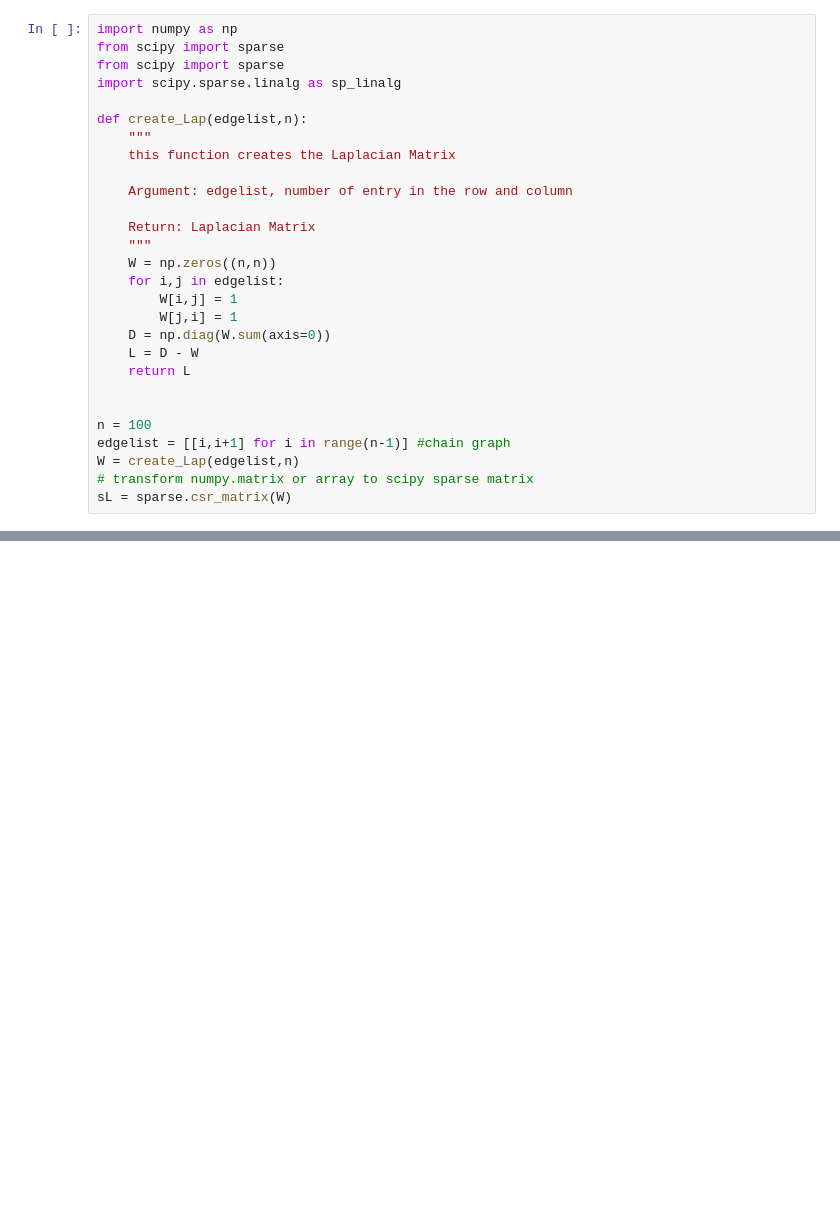
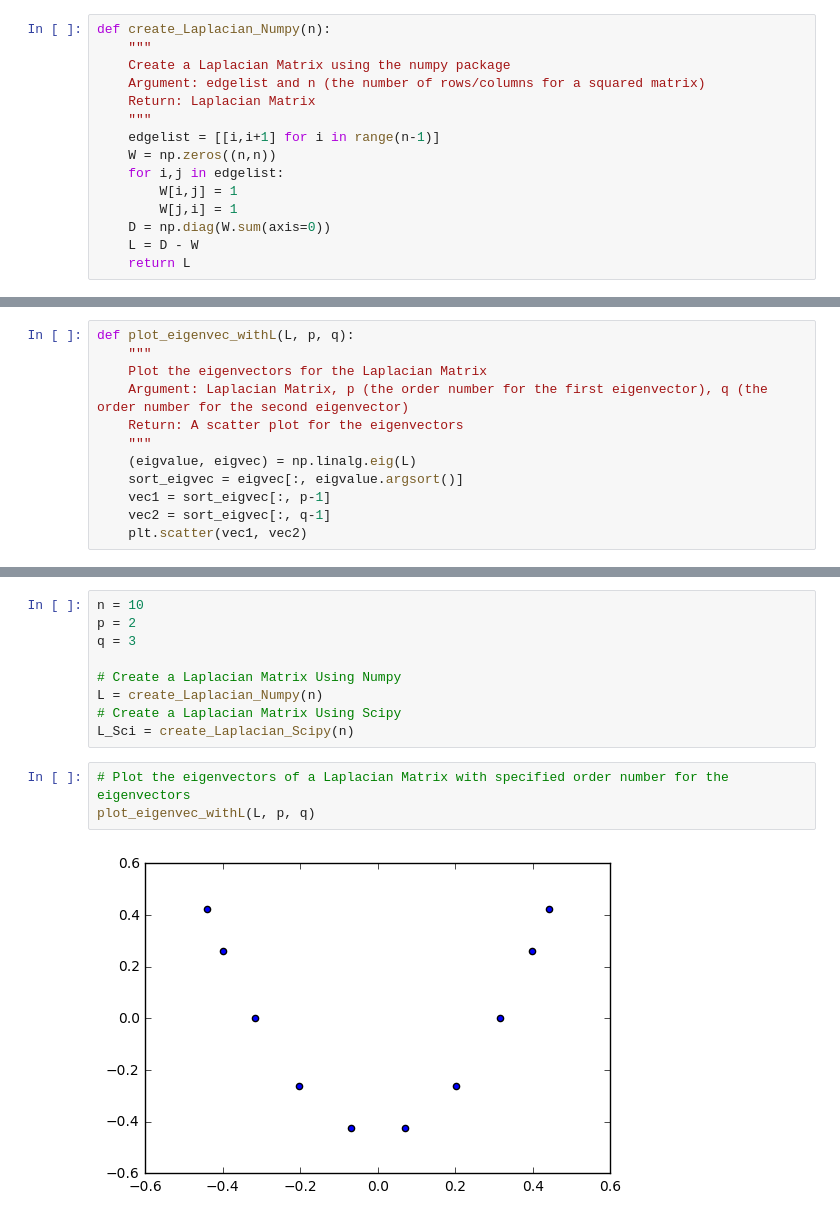
Before and after one commit to KMNitesh/rtg-networks, a Jupyter notebook: CodeBase.ipynb, the cells around one changed output, grey strips where cells are left out. Saved outputs shown, nothing was run; the diff lists cells and outputs as text; blank space fills up the shorter version.

```diff
--- a/CodeBase.ipynb
+++ b/CodeBase.ipynb
@@ -1,17 +12,11 @@
 # %%
-import numpy as np
-from scipy import sparse
-from scipy import sparse
-import scipy.sparse.linalg as sp_linalg
-
-def create_Lap(edgelist,n):
+def create_Laplacian_Numpy(n):
     """
-    this function creates the Laplacian Matrix
-
-    Argument: edgelist, number of entry in the row and column
-
+    Create a Laplacian Matrix using the numpy package
+    Argument: edgelist and n (the number of rows/columns for a squared matrix)
     Return: Laplacian Matrix
     """
+    edgelist = [[i,i+1] for i in range(n-1)]
     W = np.zeros((n,n))
     for i,j in edgelist:
         W[i,j] = 1
@@ -19,10 +24,3 @@ def create_Lap(edgelist,n):
     D = np.diag(W.sum(axis=0))
     L = D - W
     return L
-
-
-n = 100
-edgelist = [[i,i+1] for i in range(n-1)] #chain graph
-W = create_Lap(edgelist,n)
-# transform numpy.matrix or array to scipy sparse matrix
-sL = sparse.csr_matrix(W)
@@ -63,0 +50,12 @@ array([[ 0.00222135+0.j, -0.00444215+0.j,  0.00666186+0.j,  0.00887992+0.j,
+# %%
+def plot_eigenvec_withL(L, p, q):
+    """
+    Plot the eigenvectors for the Laplacian Matrix
+    Argument: Laplacian Matrix, p (the order number for the first eigenvector), q (the order number for the second eigenvector)
+    Return: A scatter plot for the eigenvectors
+    """
+    (eigvalue, eigvec) = np.linalg.eig(L)
+    sort_eigvec = eigvec[:, eigvalue.argsort()]
+    vec1 = sort_eigvec[:, p-1]
+    vec2 = sort_eigvec[:, q-1]
+    plt.scatter(vec1, vec2)
@@ -63,0 +161,14 @@ array([[ 0.00222135+0.j, -0.00444215+0.j,  0.00666186+0.j,  0.00887992+0.j,
+# %%
+n = 10
+p = 2
+q = 3
+
+# Create a Laplacian Matrix Using Numpy
+L = create_Laplacian_Numpy(n)
+# Create a Laplacian Matrix Using Scipy
+L_Sci = create_Laplacian_Scipy(n)
+# %%
+# Plot the eigenvectors of a Laplacian Matrix with specified order number for the eigenvectors
+plot_eigenvec_withL(L, p, q)
+# %% [output]
+[figure, added]
```
Also changed, not shown: parts of 19 cells of this notebook.
